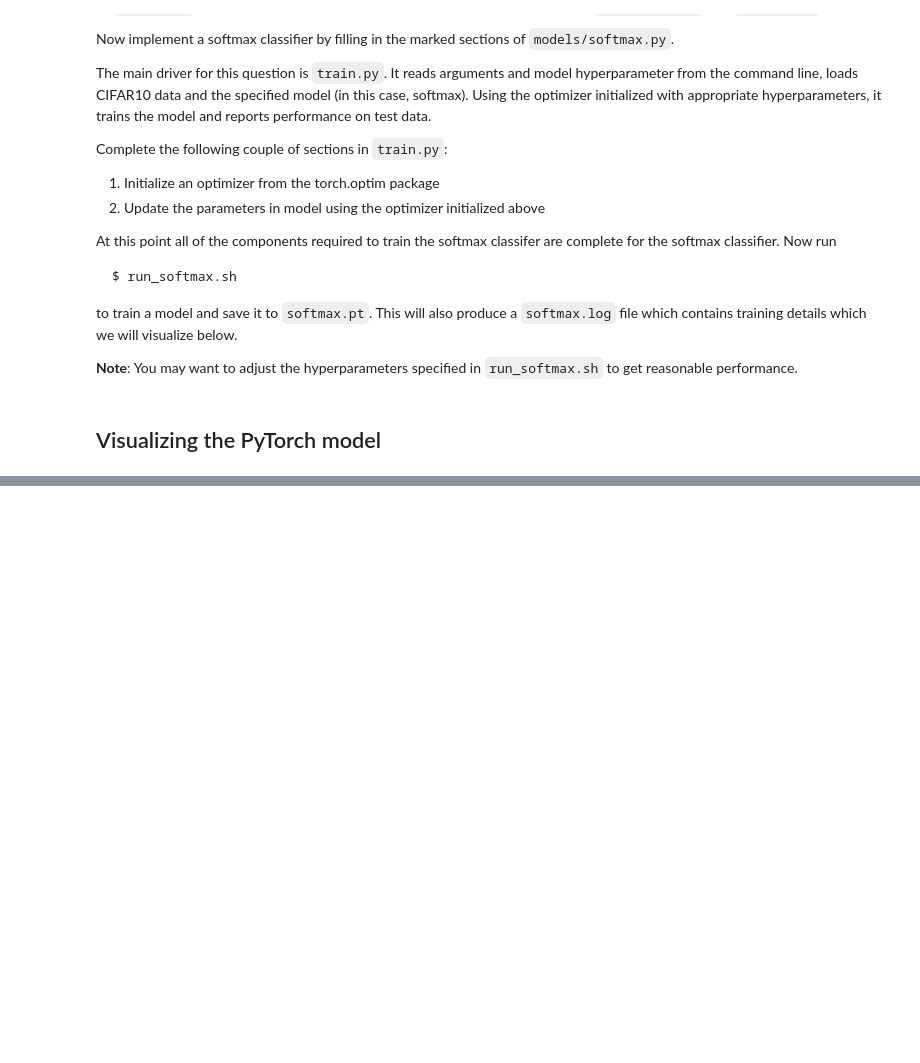
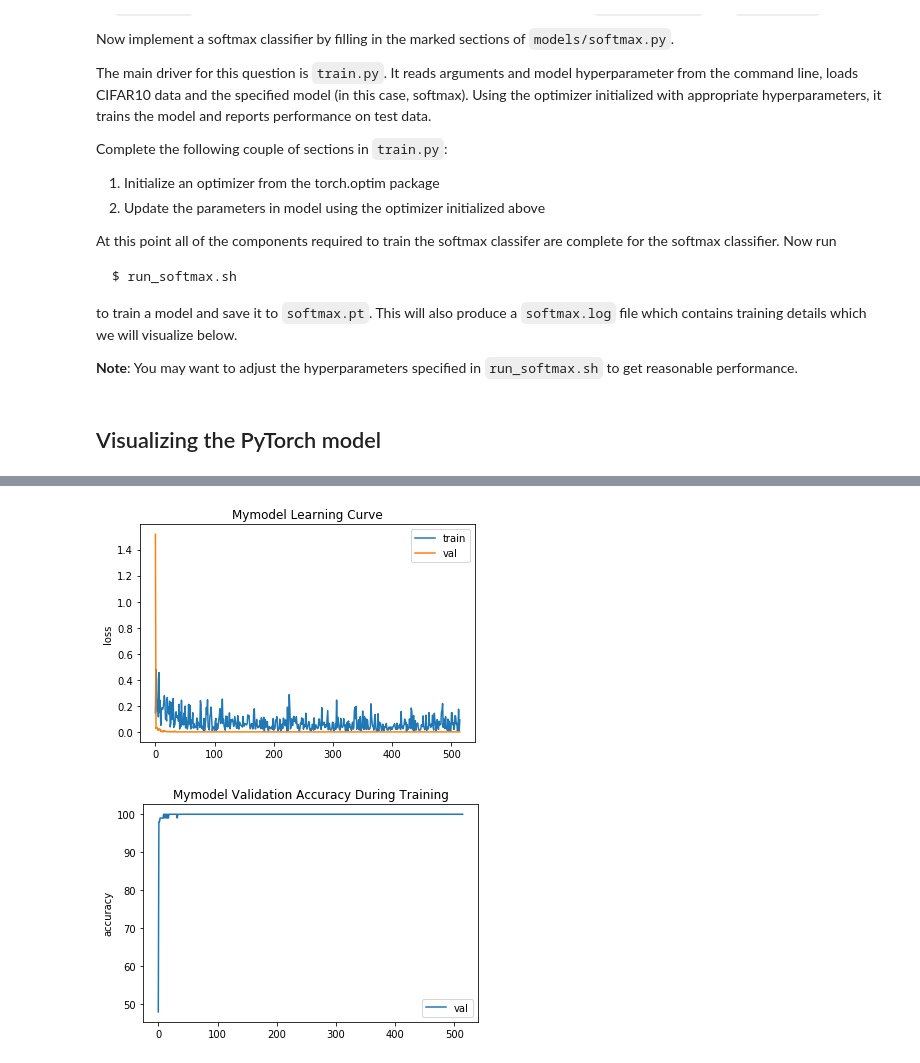
Before and after one commit to anliec/deeplearning_fall2019, a Jupyter notebook: hw1/code/assignment/2_pytorch/softmax-classifier.ipynb, the cells around one changed output, grey strips where cells are left out. Saved outputs shown, nothing was run; the diff lists cells and outputs as text; code cells hidden in the pictures; blank space fills up the shorter version.

```diff
--- a/hw1/code/assignment/2_pytorch/softmax-classifier.ipynb
+++ b/hw1/code/assignment/2_pytorch/softmax-classifier.ipynb
@@ -152,0 +153,35 @@ fig.savefig('convnet_valaccuracy.png')
+# %%
+# extract one loss for each logged iteration
+train_losses = []
+val_losses = []
+val_accs = []
+
+with open('mymodel.log', 'r') as f:
+    for line in f:
+        train_match = train_loss_re.match(line)
+        val_match = val_loss_re.match(line)
+        val_acc_match = val_acc_re.match(line)
+        if train_match:
+            train_losses.append(float(train_match.group(1)))
+        if val_match:
+            val_losses.append(float(val_match.group(1)))
+        if val_acc_match:
+            val_accs.append(float(val_acc_match.group(1)))
+
+fig = plt.figure()
+plt.plot(train_losses, label='train')
+plt.plot(val_losses, label='val')
+plt.title('Mymodel Learning Curve')
+plt.ylabel('loss')
+plt.legend()
+fig.savefig('mymodel_lossvstrain.png')
+
+fig = plt.figure()
+plt.plot(val_accs, label='val')
+plt.title('Mymodel Validation Accuracy During Training')
+plt.ylabel('accuracy')
+plt.legend()
+fig.savefig('mymodel_valaccuracy.png')
+# %% [output]
+[figure, added]
+[figure, added]
```
Also changed, not shown: parts of 3 cells of this notebook, 20 other files.
